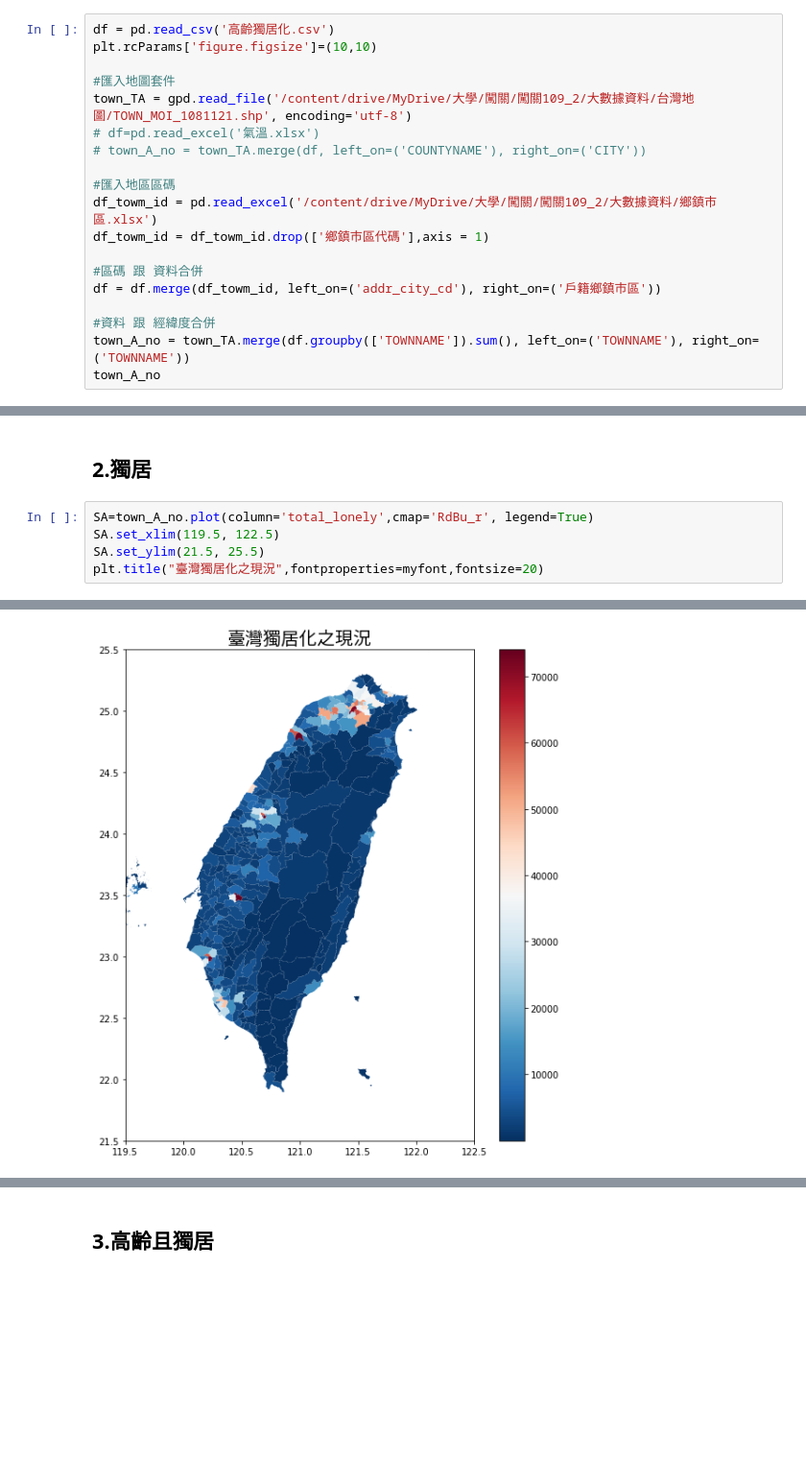
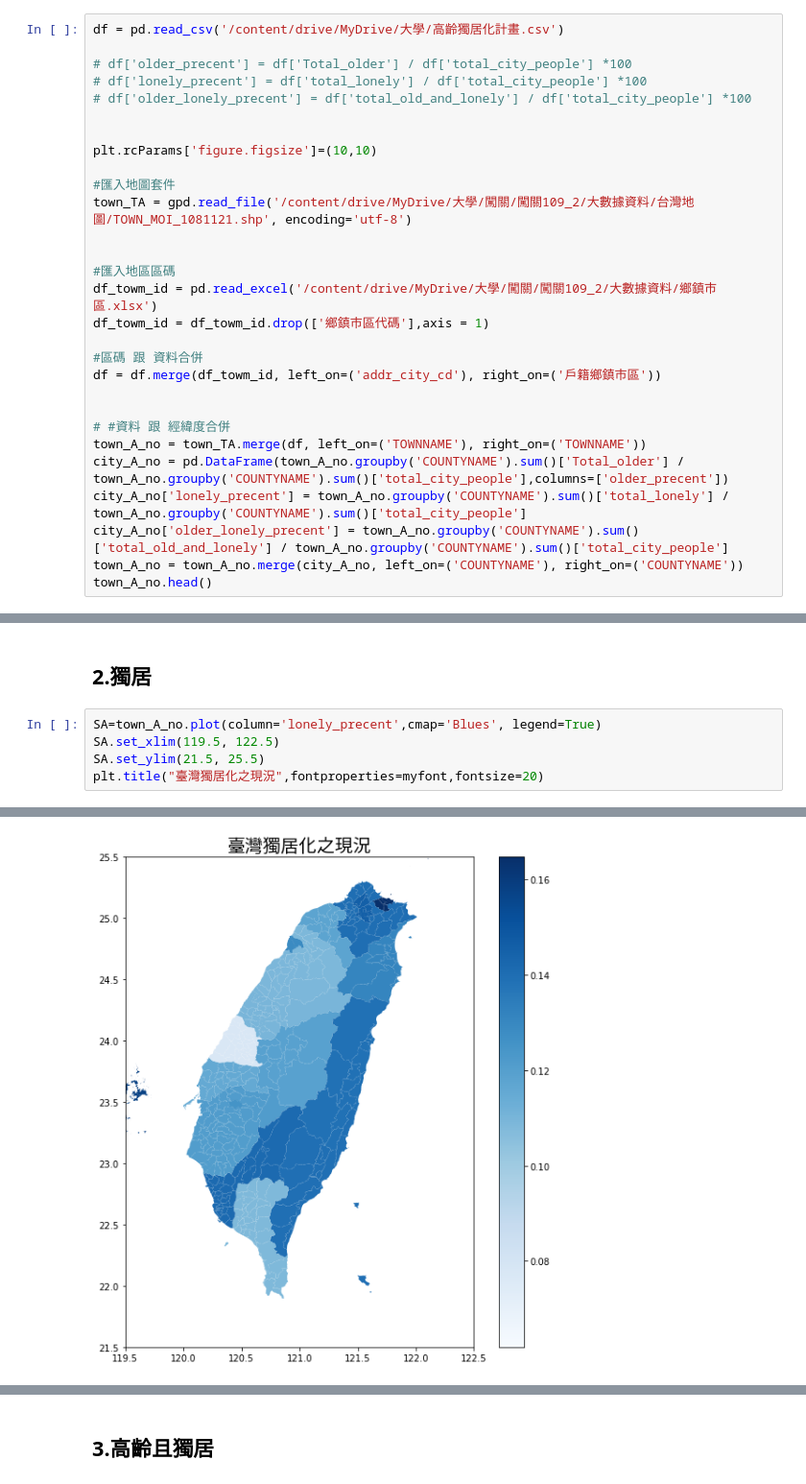
Before and after one commit to yee23456/AI_problem_analysis, a Jupyter notebook: 作業一.ipynb, the cells around one changed output, grey strips where cells are left out. Shown at 96% size. Saved outputs shown, nothing was run; the diff lists cells and outputs as text; blank space fills up the shorter version.

```diff
--- a/作業一.ipynb
+++ b/作業一.ipynb
@@ -29,13 +82,18 @@ import matplotlib.pyplot as plt
 import seaborn as sns
 # from matplotlib import patches as mpatches
 # %%
-df = pd.read_csv('高齡獨居化.csv')
+df = pd.read_csv('/content/drive/MyDrive/大學/高齡獨居化計畫.csv')
+
+# df['older_precent'] = df['Total_older'] / df['total_city_people'] *100
+# df['lonely_precent'] = df['total_lonely'] / df['total_city_people'] *100
+# df['older_lonely_precent'] = df['total_old_and_lonely'] / df['total_city_people'] *100
+
+
 plt.rcParams['figure.figsize']=(10,10)
 
 #匯入地圖套件
 town_TA = gpd.read_file('/content/drive/MyDrive/大學/闖關/闖關109_2/大數據資料/台灣地圖/TOWN_MOI_1081121.shp', encoding='utf-8')
-# df=pd.read_excel('氣溫.xlsx')
-# town_A_no = town_TA.merge(df, left_on=('COUNTYNAME'), right_on=('CITY'))
+
 
 #匯入地區區碼
 df_towm_id = pd.read_excel('/content/drive/MyDrive/大學/闖關/闖關109_2/大數據資料/鄉鎮市區.xlsx')
@@ -44,9 +102,14 @@ df_towm_id = df_towm_id.drop(['鄉鎮市區代碼'],axis = 1)
 #區碼 跟 資料合併
 df = df.merge(df_towm_id, left_on=('addr_city_cd'), right_on=('戶籍鄉鎮市區'))
 
-#資料 跟 經緯度合併
-town_A_no = town_TA.merge(df.groupby(['TOWNNAME']).sum(), left_on=('TOWNNAME'), right_on=('TOWNNAME'))
-town_A_no
+
+# #資料 跟 經緯度合併
+town_A_no = town_TA.merge(df, left_on=('TOWNNAME'), right_on=('TOWNNAME'))
+city_A_no = pd.DataFrame(town_A_no.groupby('COUNTYNAME').sum()['Total_older'] / town_A_no.groupby('COUNTYNAME').sum()['total_city_people'],columns=['older_precent'])
+city_A_no['lonely_precent'] = town_A_no.groupby('COUNTYNAME').sum()['total_lonely'] / town_A_no.groupby('COUNTYNAME').sum()['total_city_people']
+city_A_no['older_lonely_precent'] = town_A_no.groupby('COUNTYNAME').sum()['total_old_and_lonely'] / town_A_no.groupby('COUNTYNAME').sum()['total_city_people']
+town_A_no = town_A_no.merge(city_A_no, left_on=('COUNTYNAME'), right_on=('COUNTYNAME'))
+town_A_no.head()
 # %% [output]
 |  | TOWNID | TOWNCODE | COUNTYNAME | TOWNNAME | TOWNENG | COUNTYID | COUNTYCODE | geometry | addr_city_cd | ... |
 | 0 | V02 | 10014020 | 臺東縣 | 成功鎮 | Chenggong Township | V | 10014 | POLYGON ((121.40982 23.21369, 121... | 10014020 | ... |
@@ -84,11 +141,11 @@ Text(0.5, 0, '臺灣高齡化之現況')
 # %% [markdown]
 ## 2.獨居
 # %%
-SA=town_A_no.plot(column='total_lonely',cmap='RdBu_r', legend=True)
+SA=town_A_no.plot(column='lonely_precent',cmap='Blues', legend=True)
 SA.set_xlim(119.5, 122.5)
 SA.set_ylim(21.5, 25.5)
 plt.title("臺灣獨居化之現況",fontproperties=myfont,fontsize=20)
 # %% [output]
 Text(0.5, 1.0, '臺灣獨居化之現況')
-[figure, old version]
+[figure, new version]
 # %%
```
Also changed, not shown: parts of 13 cells of this notebook.
